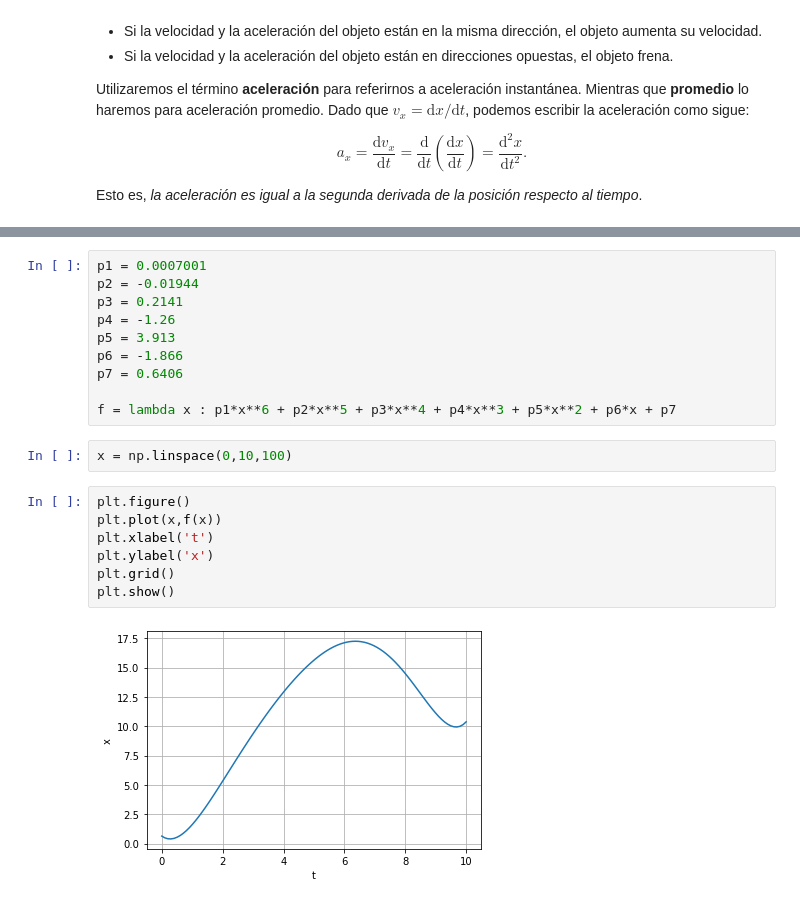
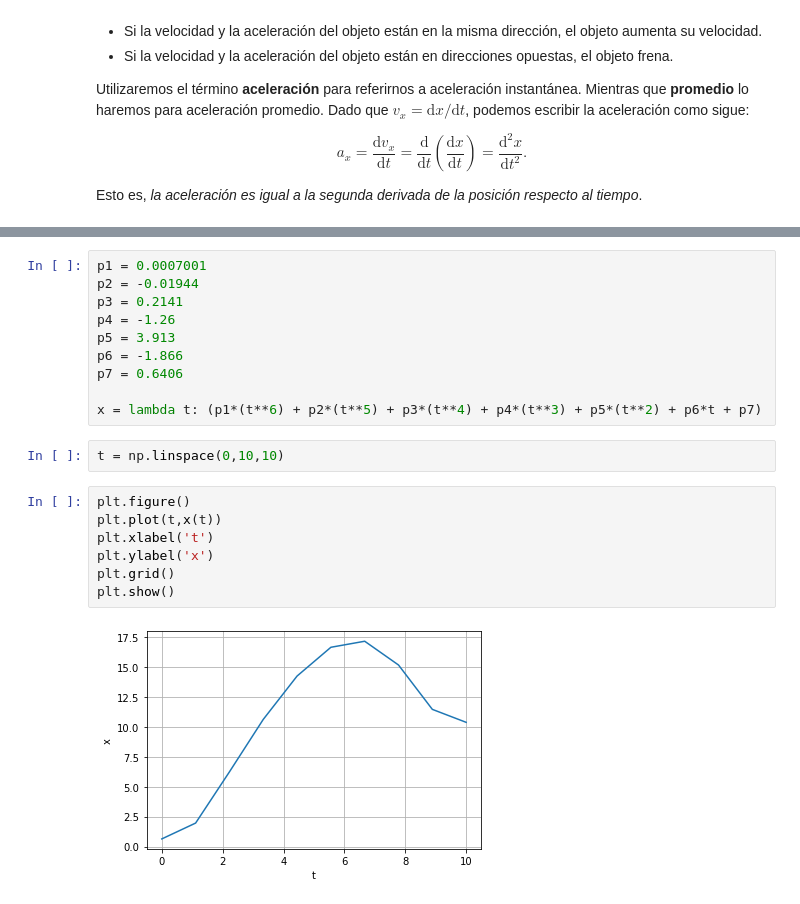
Before and after one commit to jesolisp/MEC_CLAS_2022_2, a Jupyter notebook: notebooks/Unidad_II.ipynb, the cells around one changed output, grey strips where cells are left out. Cells and saved outputs as stored; diff of their text form.

```diff
--- a/notebooks/Unidad_II.ipynb
+++ b/notebooks/Unidad_II.ipynb
@@ -331,15 +332,15 @@ p5 = 3.913
 p6 = -1.866
 p7 = 0.6406
 
-f = lambda x : p1*x**6 + p2*x**5 + p3*x**4 + p4*x**3 + p5*x**2 + p6*x + p7
+x = lambda t: (p1*(t**6) + p2*(t**5) + p3*(t**4) + p4*(t**3) + p5*(t**2) + p6*t + p7)
 # %%
-x = np.linspace(0,10,100)
+t = np.linspace(0,10,10)
 # %%
 plt.figure()
-plt.plot(x,f(x))
+plt.plot(t,x(t))
 plt.xlabel('t')
 plt.ylabel('x')
 plt.grid()
 plt.show()
 # %% [output]
-[figure, old version]
+[figure, new version]
```
Also changed, not shown: parts of 14 cells of this notebook.
